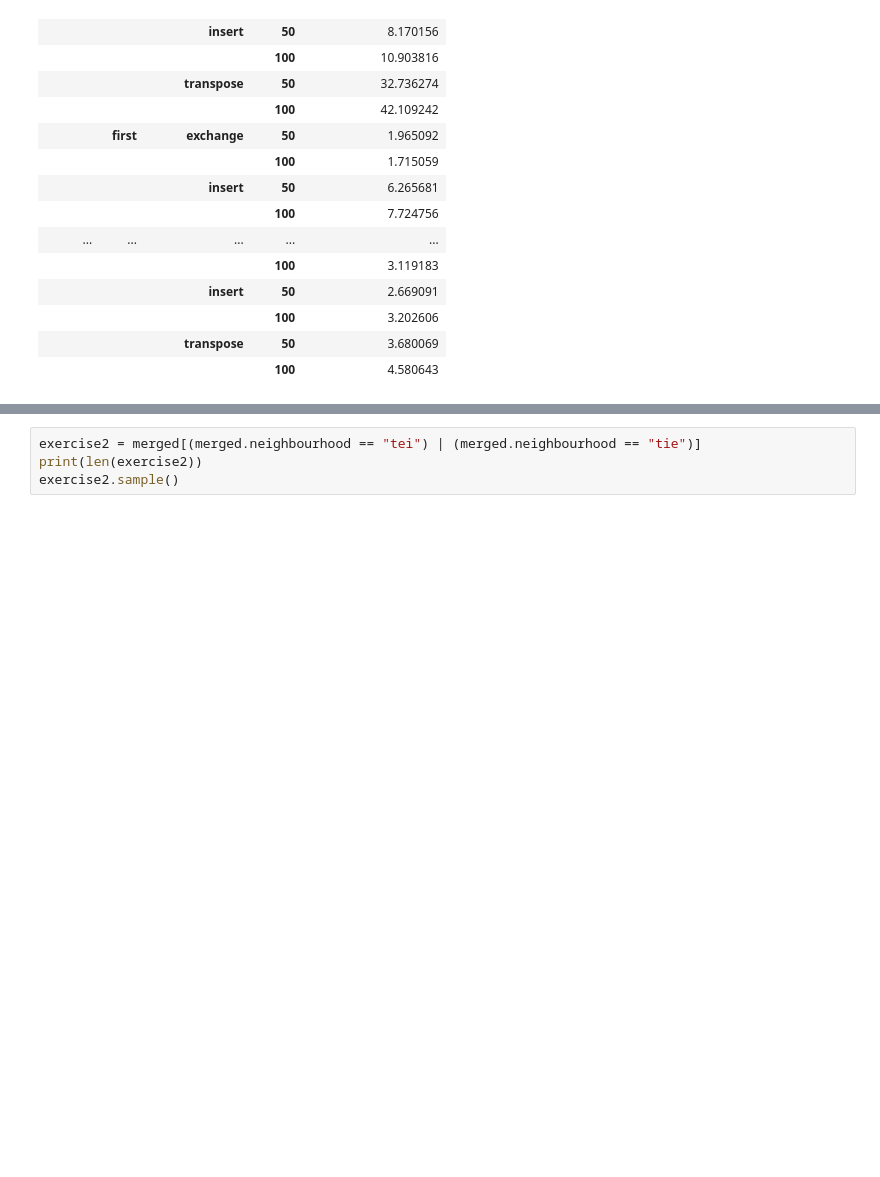
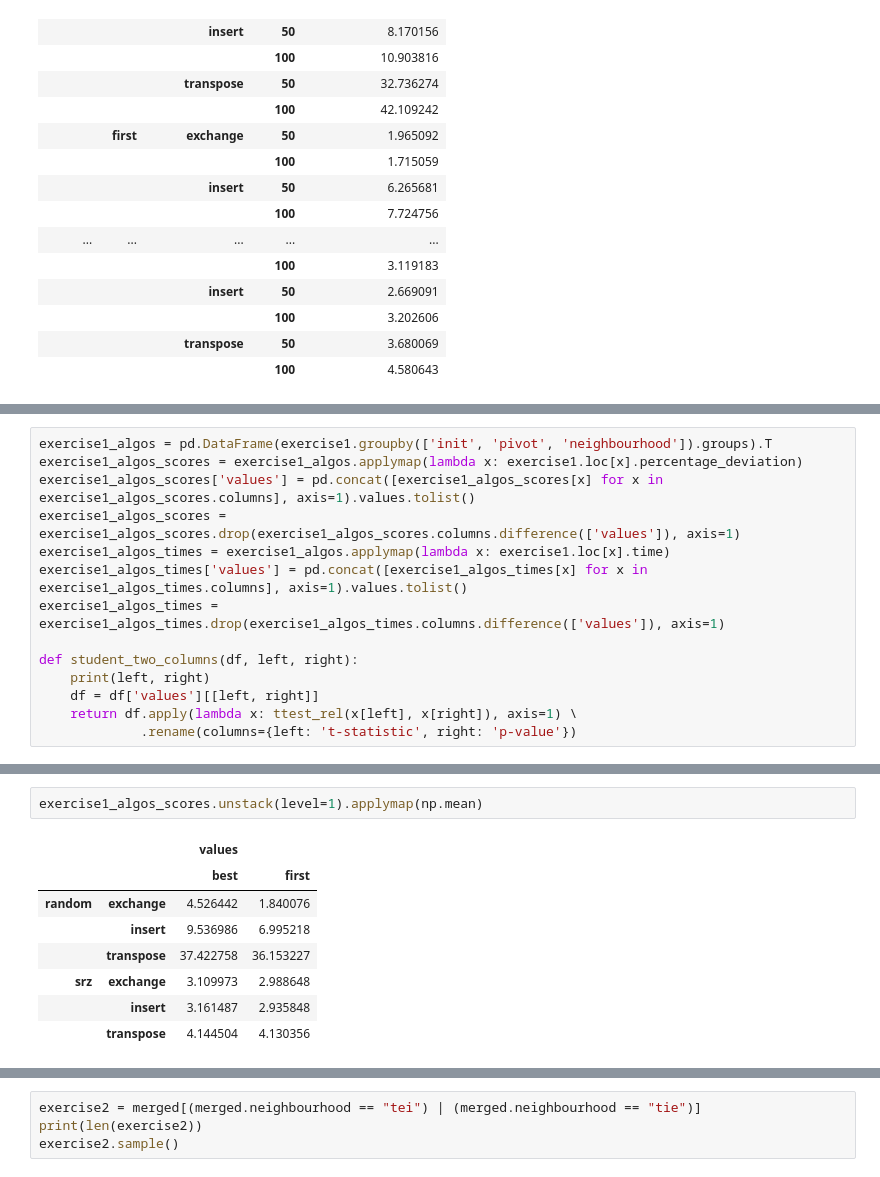
Before and after one commit to t00n/heuristics, a Jupyter notebook: impl1/src/implem 1.ipynb, the cells around one changed output, grey strips where cells are left out. Saved outputs shown, nothing was run; the diff lists cells and outputs as text; blank space fills up the shorter version.

```diff
--- a/impl1/src/implem 1.ipynb
+++ b/impl1/src/implem 1.ipynb
@@ -205,0 +167,14 @@ student_ttest_rel > 0.05
+# %%
+exercise1_algos = pd.DataFrame(exercise1.groupby(['init', 'pivot', 'neighbourhood']).groups).T
+exercise1_algos_scores = exercise1_algos.applymap(lambda x: exercise1.loc[x].percentage_deviation)
+exercise1_algos_scores['values'] = pd.concat([exercise1_algos_scores[x] for x in exercise1_algos_scores.columns], axis=1).values.tolist()
+exercise1_algos_scores = exercise1_algos_scores.drop(exercise1_algos_scores.columns.difference(['values']), axis=1)
+exercise1_algos_times = exercise1_algos.applymap(lambda x: exercise1.loc[x].time)
+exercise1_algos_times['values'] = pd.concat([exercise1_algos_times[x] for x in exercise1_algos_times.columns], axis=1).values.tolist()
+exercise1_algos_times = exercise1_algos_times.drop(exercise1_algos_times.columns.difference(['values']), axis=1)
+
+def student_two_columns(df, left, right):
+    print(left, right)
+    df = df['values'][[left, right]]
+    return df.apply(lambda x: ttest_rel(x[left], x[right]), axis=1) \
+             .rename(columns={left: 't-statistic', right: 'p-value'})
@@ -205,0 +205,11 @@ student_ttest_rel > 0.05
+# %%
+exercise1_algos_scores.unstack(level=1).applymap(np.mean)
+# %% [output]
+|  |  | values |  |
+|  |  | best | first |
+| random | exchange | 4.526442 | 1.840076 |
+|  | insert | 9.536986 | 6.995218 |
+|  | transpose | 37.422758 | 36.153227 |
+| srz | exchange | 3.109973 | 2.988648 |
+|  | insert | 3.161487 | 2.935848 |
+|  | transpose | 4.144504 | 4.130356 |
```
Also changed, not shown: parts of 28 cells of this notebook.
